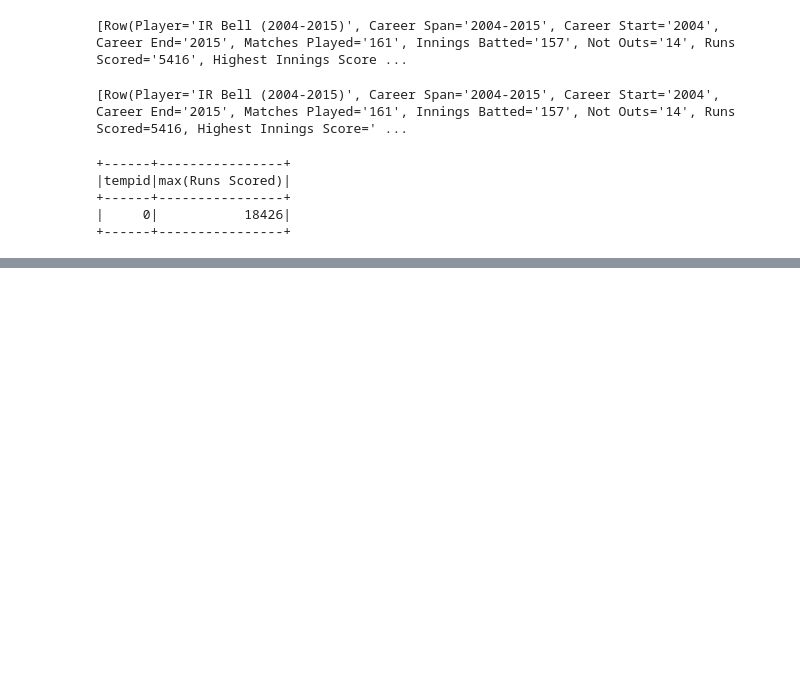
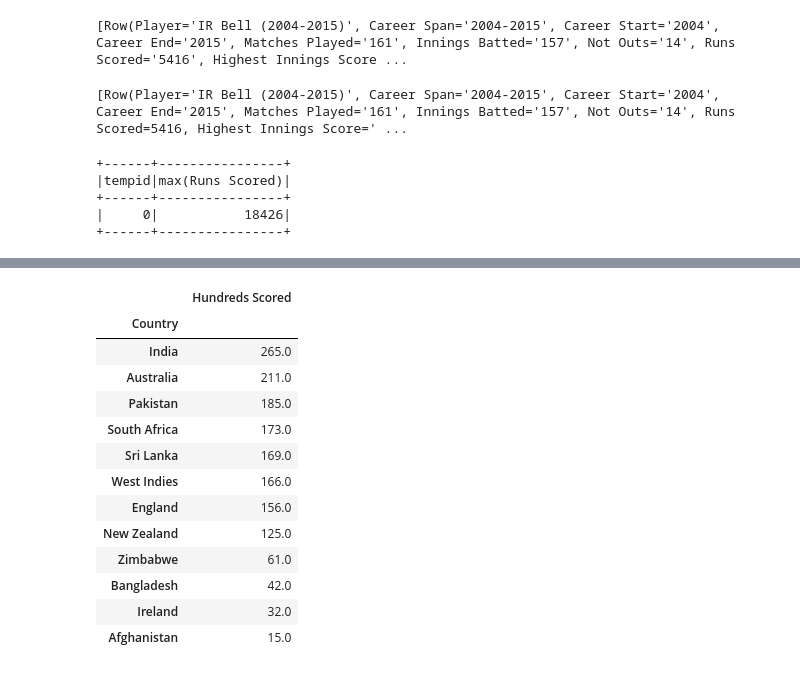
Before and after one commit to mohitsingh197/Jupyter_Notebooks, a Jupyter notebook: Spark-Vs-Python-ICC-Data.ipynb, the cells around one changed output, grey strips where cells are left out. Cells and saved outputs as stored; diff of their text form; code cells hidden in the pictures; blank space fills up the shorter version.

```diff
--- a/Spark-Vs-Python-ICC-Data.ipynb
+++ b/Spark-Vs-Python-ICC-Data.ipynb
@@ -258,0 +284,19 @@ df_batting.withColumn('tempid', F.lit(0)).groupBy('tempid').agg(F.max('Runs Scor
+# %%
+odi_bat['Hundreds Scored'] = odi_bat[odi_bat['Hundreds Scored'] != '-']['Hundreds Scored'].astype('int16')
+# %%
+odi_bat[['Country', 'Hundreds Scored']].groupby('Country').sum().sort_values('Hundreds Scored', ascending=False)
+# %% [output]
+|  | Hundreds Scored |
+| Country |  |
+| India | 265.0 |
+| Australia | 211.0 |
+| Pakistan | 185.0 |
+| South Africa | 173.0 |
+| Sri Lanka | 169.0 |
+| West Indies | 166.0 |
+| England | 156.0 |
+| New Zealand | 125.0 |
+| Zimbabwe | 61.0 |
+| Bangladesh | 42.0 |
+| Ireland | 32.0 |
+| Afghanistan | 15.0 |
```
Also changed, not shown: parts of 6 cells of this notebook.
